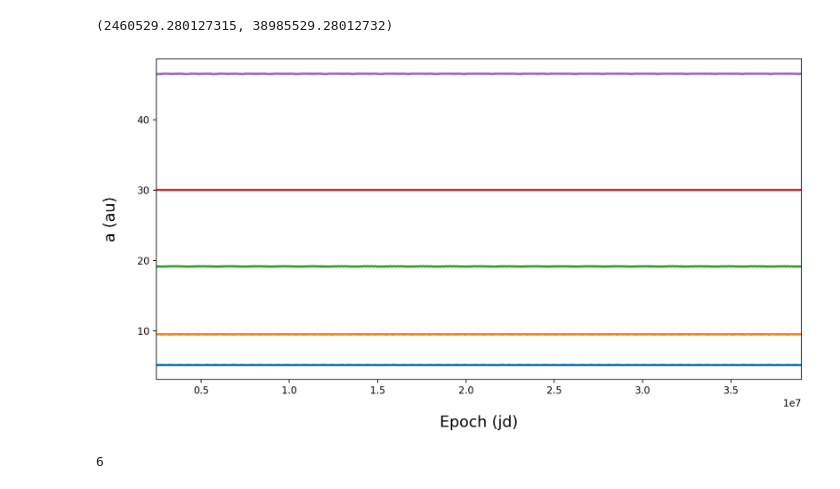
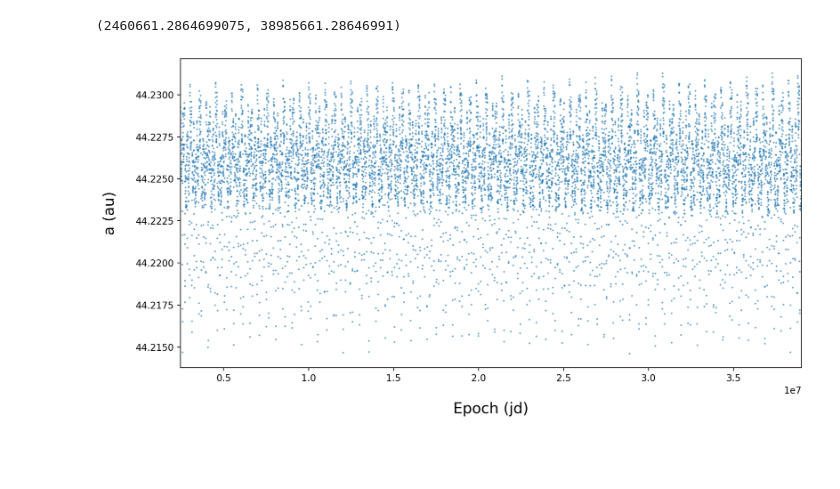
Before and after one commit to kjnapes/spacerocks, a Jupyter notebook: notebooks/nbody.ipynb, the cells around one changed output. Cells and saved outputs as stored; diff of their text form; code cells hidden in the pictures; blank space fills up the shorter version.

Commit message:
Cleaning up some time stuff

```diff
--- a/notebooks/nbody.ipynb
+++ b/notebooks/nbody.ipynb
@@ -19,26 +16,21 @@ origin = Origin.ssb()
 # %%
-N = 1
-rocks = RockCollection.random(N)
-
 epoch = Time.now()
-rocks.analytic_propagate(epoch)
 
 planets_names = ["sun",
                  "jupiter barycenter",
                  "saturn barycenter",
                  "uranus barycenter",
                  "neptune barycenter"]
-
-planets = [SpaceRock.from_spice(name, epoch, frame="ECLIPJ2000", origin=origin) for name in planets_names]
+rocks = [SpaceRock.from_horizons("Arrokoth", epoch=Time.now(), origin="ssb", reference_plane="ECLIPJ2000")]
+planets = [SpaceRock.from_spice(name, epoch, reference_plane="ECLIPJ2000", origin='ssb') for name in planets_names]
 # %%
 sim = Simulation()
 
 sim.set_epoch(epoch)
-sim.set_frame("ECLIPJ2000")
-sim.set_origin(origin)
+sim.set_reference_plane("ECLIPJ2000")
+sim.set_origin('ssb')
 sim.set_integrator(Integrator.ias15(timestep=20.0))
 
-sim.add_force(Force.newtonian_gravity())
 
 for planet in planets:
     sim.add(planet)
@@ -46,17 +38,13 @@ for planet in planets:
 for rock in rocks:
     sim.add(rock)
 
-
-
 sim.move_to_center_of_mass()
 E0 = sim.energy()
 # %%
 dts = np.linspace(0, 365.25 * 100_000, 10_000)
 epochs = [epoch + dt for dt in dts]
 # %%
-particle_snapshots = []
-energies = []
+semimajors = []
 for epoch in epochs:
     sim.integrate(epoch)
-    particle_snapshots.append(sim.particles)
-    energies.append(sim.energy())
+    semimajors.append(sim.get_particle("Arrokoth").a())
@@ -71,18 +51,12 @@ for p in particle_snapshots:
 # %%
 fig, ax = plt.subplots(figsize=(12, 6))
-for idx in range(1, sim.particles.len()):
-    semimajors = [p.a[idx] for p in particle_snapshots]
-    epochs = [p[idx].epoch.epoch for p in particle_snapshots]
 
-    ax.scatter(epochs, semimajors, s=1, alpha=0.5)
+eps = [epoch.utc().jd() for epoch in epochs]
+ax.scatter(eps, semimajors, s=1, alpha=0.5)
 
 ax.set_xlabel('Epoch (jd)', fontsize=16, labelpad=20)
 ax.set_ylabel('a (au)', fontsize=16, labelpad=20)
-ax.set_xlim(epochs[0], epochs[-1])
+ax.set_xlim(eps[0], eps[-1])
 # %% [output]
-(2460529.280127315, 38985529.28012732)
+(2460661.2864699075, 38985661.28646991)
-[figure, old version]
+[figure, new version]
-# %%
-sim.particles.len()
-# %% [output]
-6
```
Also changed, not shown: parts of 15 cells of this notebook, 7 other files.
